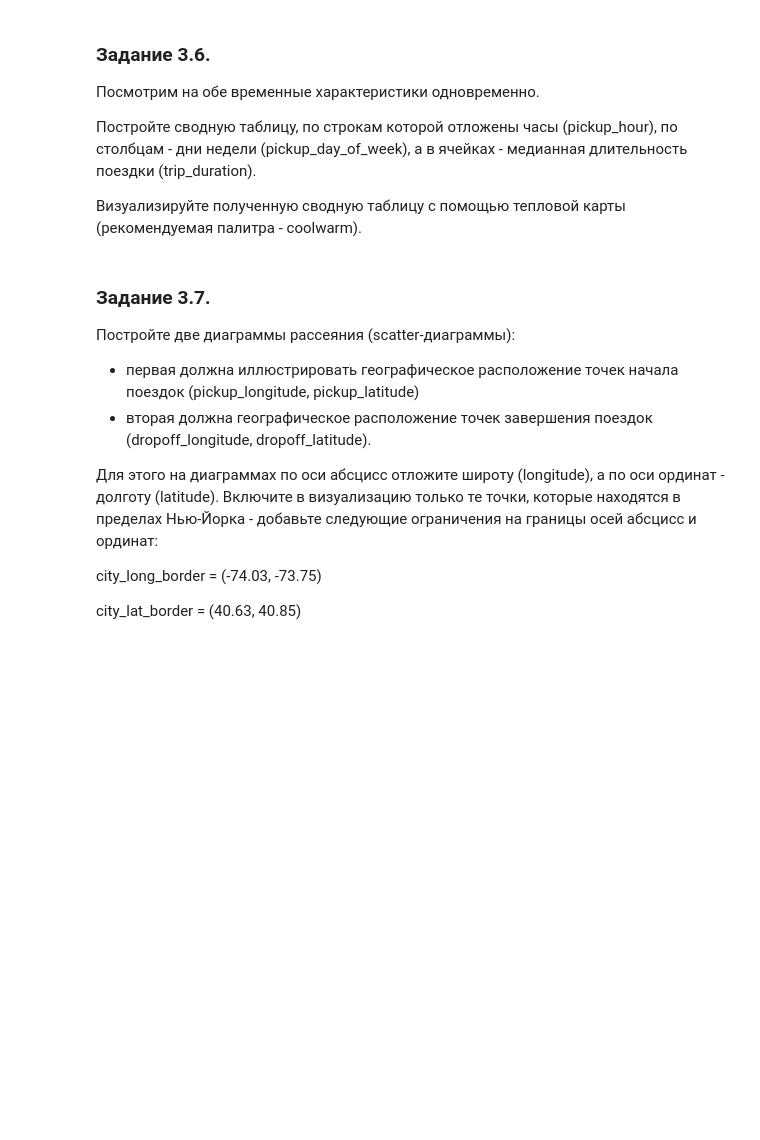
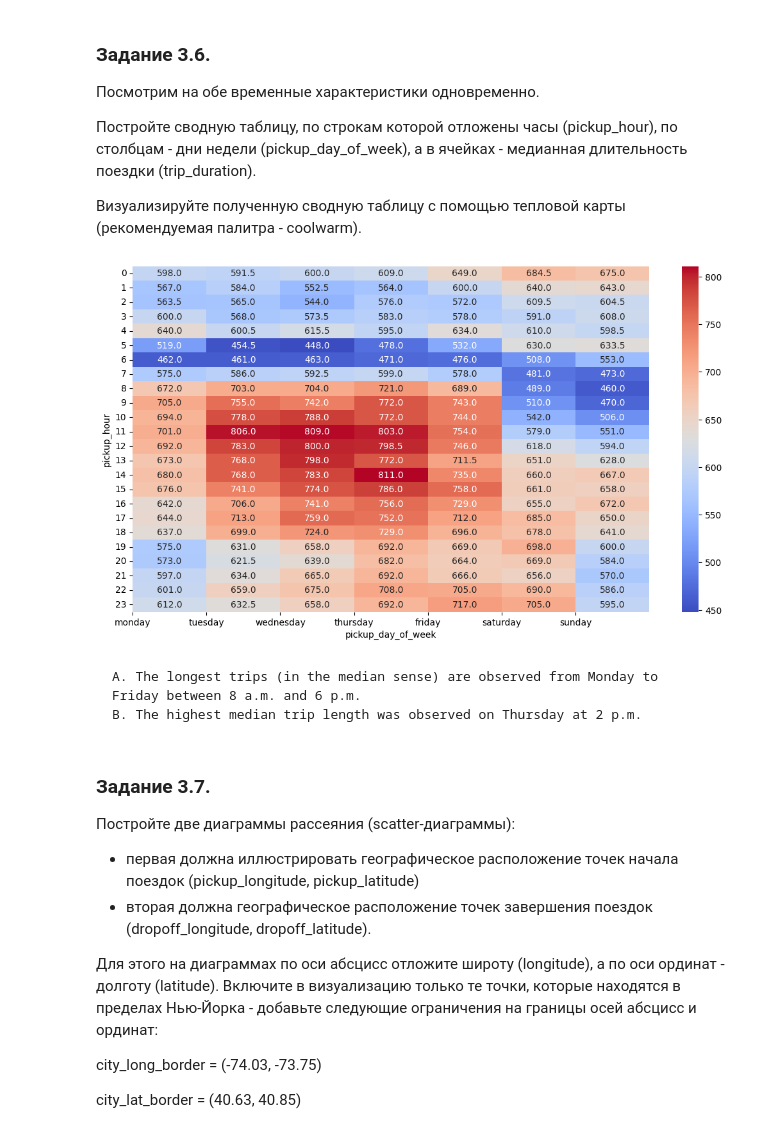
Before and after one commit to modernpacifist/engineering-of-machine-learning-urfu, a Jupyter notebook: regression-project-semester-2/project-5-sample-notebook.ipynb, the cells around one changed output. Drawn from its saved outputs; the diff is of its cells as text; code cells hidden in the pictures; blank space fills up the shorter version.

````diff
--- a/regression-project-semester-2/project-5-sample-notebook.ipynb
+++ b/regression-project-semester-2/project-5-sample-notebook.ipynb
@@ -768,3 +766,23 @@ plt.show()
+# %%
+median_table = taxi_data.pivot_table(
+    values='trip_duration',
+    index='pickup_hour',
+    columns='pickup_day_of_week',
+    aggfunc='median',
+)
+# %%
+plt.figure(figsize=(13, 7))
+sns.heatmap(median_table, cmap='coolwarm', annot=True, fmt='.1f', cbar=True)
+plt.xticks([0,1,2,3,4,5,6], labels=['monday', 'tuesday', 'wednesday', 'thursday', 'friday', 'saturday', 'sunday'])
+plt.yticks(rotation=0)
+plt.show()
+# %% [output]
+[figure, added]
+# %% [markdown]
+```
+A. The longest trips (in the median sense) are observed from Monday to Friday between 8 a.m. and 6 p.m.
+B. The highest median trip length was observed on Thursday at 2 p.m.
+```
 # %% [markdown]
 ### Задание 3.7.
 Постройте две диаграммы рассеяния (scatter-диаграммы):
````
Also changed, not shown: parts of 1 cell of this notebook.
